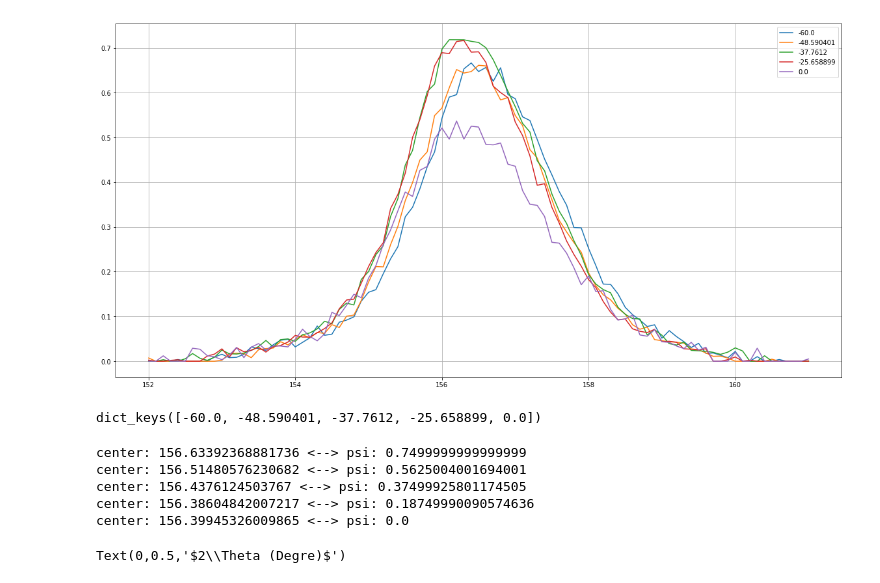
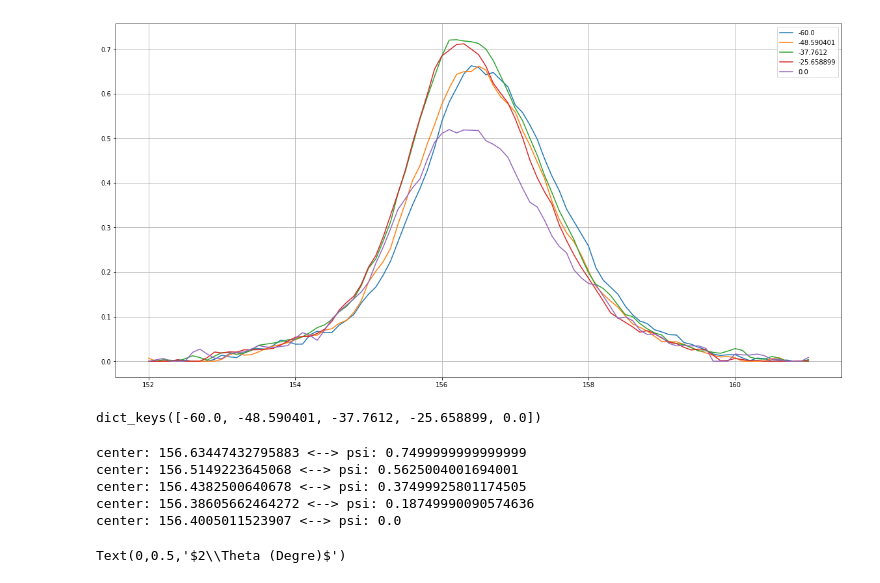
Before and after one commit to abndre/TensaoResidual, a Jupyter notebook: dados_ipen.ipynb, the cells around one changed output. Cells and saved outputs as stored; diff of their text form; code cells hidden in the pictures.

```diff
--- a/dados_ipen.ipynb
+++ b/dados_ipen.ipynb
@@ -52,9 +53,11 @@ def removerzero(vetor):
 # %%
 def processing_of_data(x,y):
     y = normalizar(y)
+
+    y = background(y)
+    y = savgol_filter(y, 5, 2)
+    y = removerbackground(x,y)
     y = normalizar(y)
-    y = background(y)
-    y = removerbackground(x,y)
     return y
 # %%
 def lenar_calc(x,y):
@@ -94,7 +97,7 @@ dados={}
 
 list_keys = list(dicio.keys())
 
-file ='/home/andre/Documentos/TENSAO_NEW/P_L_1/P_PB_L_1.ASC'
+file ='P_L_1/P_PB_L_1.ASC'
 r = open(file,'r')
 find_intensity=False
 x=[]
@@ -105,34 +108,34 @@ for i in r:
         find_intensity=False
         vx = np.asarray(x)
         vy = np.asarray(y)
         vy = processing_of_data(vx,vy)
         plt.plot(vx,vy,label=dicio['*ST_PSI_ANGLE'])
         plt.grid()
         plt.legend()
         #plt.plot(vy)
         dados[dicio['*ST_PSI_ANGLE']]={}
         dados[dicio['*ST_PSI_ANGLE']]['x']=vx
         dados[dicio['*ST_PSI_ANGLE']]['y']=vy
         x=[]
         y=[]
     elif find_intensity:
         conver_list(i)
     elif '*START' in i:
         dicio['*START']=get_value(i)
     elif '*STOP' in i:
         dicio['*STOP']=get_value(i)
     elif '*STEP' in i:
         dicio['*STEP']=get_value(i)
     elif '*ST_PSI_ANGLE' in i:
         dicio['*ST_PSI_ANGLE']=get_value(i)
     elif '*COUNT' in i and not '*COUNTER' in i:
         find_intensity=True
 
 
 vx = np.asarray(x)
 vy = np.asarray(y)
 # %% [output]
-[figure, old version]
+[figure, new version]
 # %%
 dados.keys()
 # %% [output]
@@ -145,11 +148,11 @@ for key, value in dados.items():
     center_list.append(center(value['x'],value['y']))
     print('center: {} <--> psi: {}'.format(center(value['x'],value['y']),np.sin(np.radians(key))**2))
 # %% [output]
-center: 156.63392368881736 <--> psi: 0.7499999999999999
-center: 156.51480576230682 <--> psi: 0.5625004001694001
-center: 156.4376124503767 <--> psi: 0.37499925801174505
-center: 156.38604842007217 <--> psi: 0.18749990090574636
-center: 156.39945326009865 <--> psi: 0.0
+center: 156.63447432795883 <--> psi: 0.7499999999999999
+center: 156.5149223645068 <--> psi: 0.5625004001694001
+center: 156.4382500640678 <--> psi: 0.37499925801174505
+center: 156.38605662464272 <--> psi: 0.18749990090574636
+center: 156.4005011523907 <--> psi: 0.0
 # %%
 plt.plot(psi_list,center_list,'o')
 miny=int(min(center_list))-2
```
Also changed, not shown: parts of 3 cells of this notebook, 1 other file.
